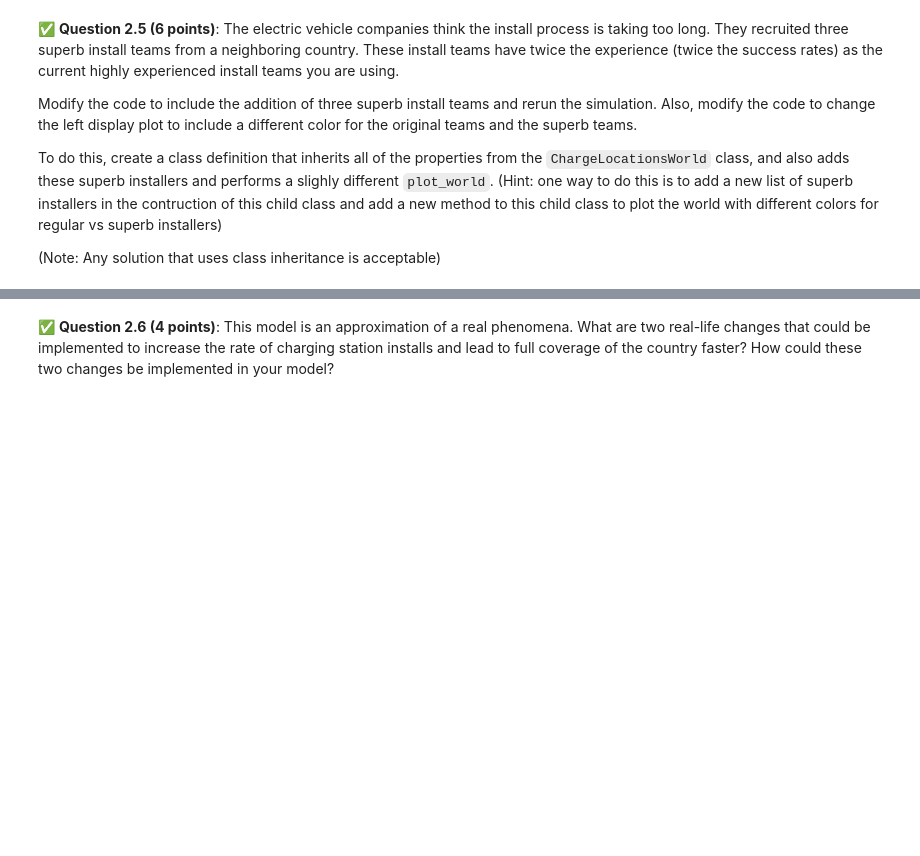
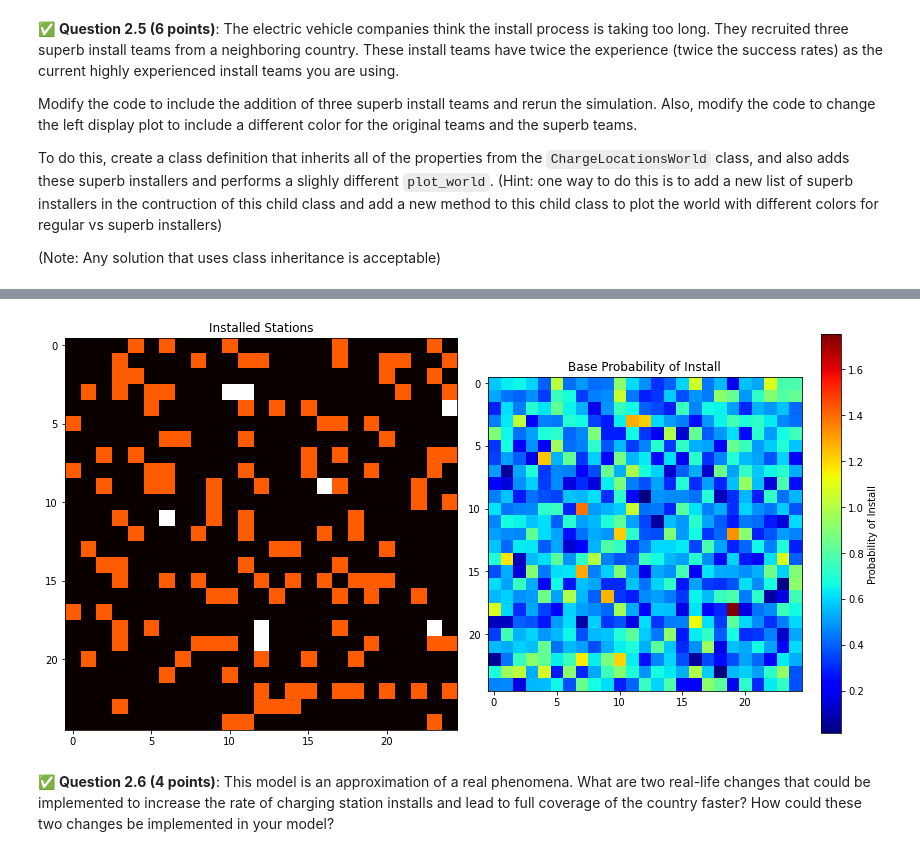
Before and after one commit to mtzoro/CMSE202-f23-turnin, a Jupyter notebook: hw-02/HW-02_OOP_ABM_GraphTheory-STUDENT.ipynb, the cells around one changed output, grey strips where cells are left out. Drawn from its saved outputs; the diff is of its cells as text; code cells hidden in the pictures; blank space fills up the shorter version.

```diff
--- a/hw-02/HW-02_OOP_ABM_GraphTheory-STUDENT.ipynb
+++ b/hw-02/HW-02_OOP_ABM_GraphTheory-STUDENT.ipynb
@@ -230,3 +253,77 @@ When successful, you simulation should look something like this:
+# %%
+# Put your code here to run the simulation to display the results
+class EnhancedChargeLocationsWorld(ChargeLocationsWorld):
+    def __init__(self, board_size=25, num_installers=5, num_initial_stations=10, num_super_installers=3):
+        super().__init__(board_size, num_installers, num_initial_stations)
+        self.super_installer_list = []
+        for i in range(num_super_installers):
+            super_experience = 2.0  # Twice the maximum experience level
+            self.super_installer_list.append(InstallTeam(super_experience))
+
+    def plot_world(self):
+        fig, (ax1, ax2) = plt.subplots(1, 2, figsize=(12, 6))
+
+        map_display = np.copy(self.charge_station_map)
+        for installer in self.installer_list:
+            map_display[installer.current_location[0], installer.current_location[1]] = 2
+        for installer in self.super_installer_list:
+            map_display[installer.current_location[0], installer.current_location[1]] = 3
+        ax1.imshow(map_display, cmap='hot', vmin=0, vmax=3)
+        ax1.set_title('Installed Stations with Teams')
+        im = ax2.imshow(self.base_probability_map, cmap='jet')
+        ax2.set_title('Base Probability of Install')
+        cbar = fig.colorbar(im, ax=ax2)
+        cbar.set_label('Probability of Install')
+        plt.tight_layout()
+        plt.show()
+
+
+def simulate_with_enhanced_teams():
+    world_object = EnhancedChargeLocationsWorld(25, 8)
+
+    total_locations = world_object.board_size * world_object.board_size
+    target_stations = int(0.15 * total_locations)
+
+    months = 0
+    while np.sum(world_object.charge_station_map) < target_stations:
+        for installer_now in world_object.installer_list:
+            empty_locations = world_object.return_empty_locations()
+            (x, y) = empty_locations[np.random.randint(0, len(empty_locations))]
+            installer_now.set_location(x, y)
+            success = installer_now.attempt_install(world_object.base_probability_map[x, y])
+            if success:
+                world_object.charge_station_map[x, y] = 1
+            else:
+                world_object.improve_base_probability(x, y)
+        for installer_now in world_object.super_installer_list:
+            empty_locations = world_object.return_empty_locations()
+            (x, y) = empty_locations[np.random.randint(0, len(empty_locations))]
+            installer_now.set_location(x, y)
+            success = installer_now.attempt_install(world_object.base_probability_map[x, y])
+            if success:
+                world_object.charge_station_map[x, y] = 1
+            else:
+                world_object.improve_base_probability(x, y)
+
+        months += 1
+    return months
+
+world_object = ChargeLocationsWorld(25,8)
+
+for tstep in range(25):
+    for installer_now in world_object.installer_list:
+        empty_locations = world_object.return_empty_locations()
+        (x,y) = empty_locations[np.random.randint(0,len(empty_locations))]
+        installer_now.set_location(x,y)
+        success = installer_now.attempt_install(world_object.base_probability_map[x,y])
+        if success:
+            world_object.charge_station_map[x,y] = 1
+        else:
+            world_object.improve_base_probability(x,y)
+    world_object.plot_world()
+    clear_output(wait=True)
+# %% [output]
+[figure, added]
 # %% [markdown]
 &#9989; **Question 2.6 (4 points)**: This model is an approximation of a real phenomena.  What are two real-life changes that could be implemented to increase the rate of charging station installs and lead to full coverage of the country faster?  How could these two changes be implemented in your model?
 # %% [markdown]
```
Also changed, not shown: parts of 33 cells of this notebook, 3 other files.
